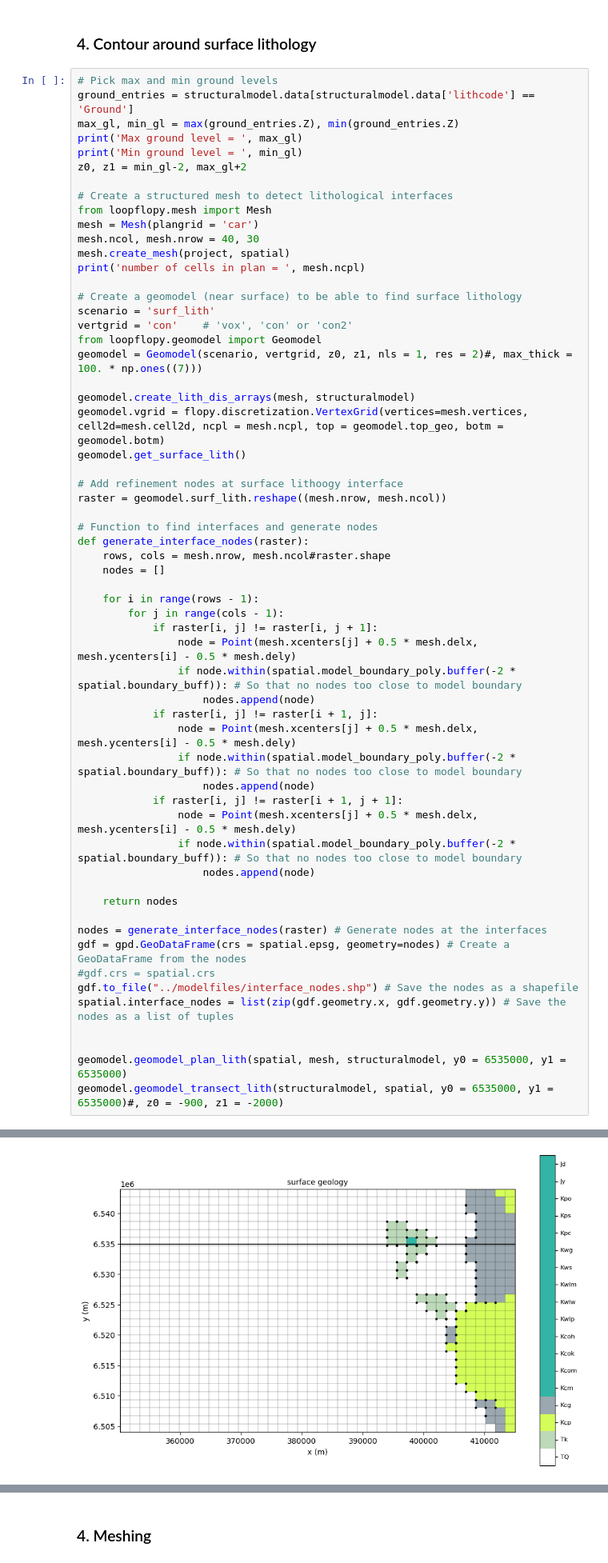
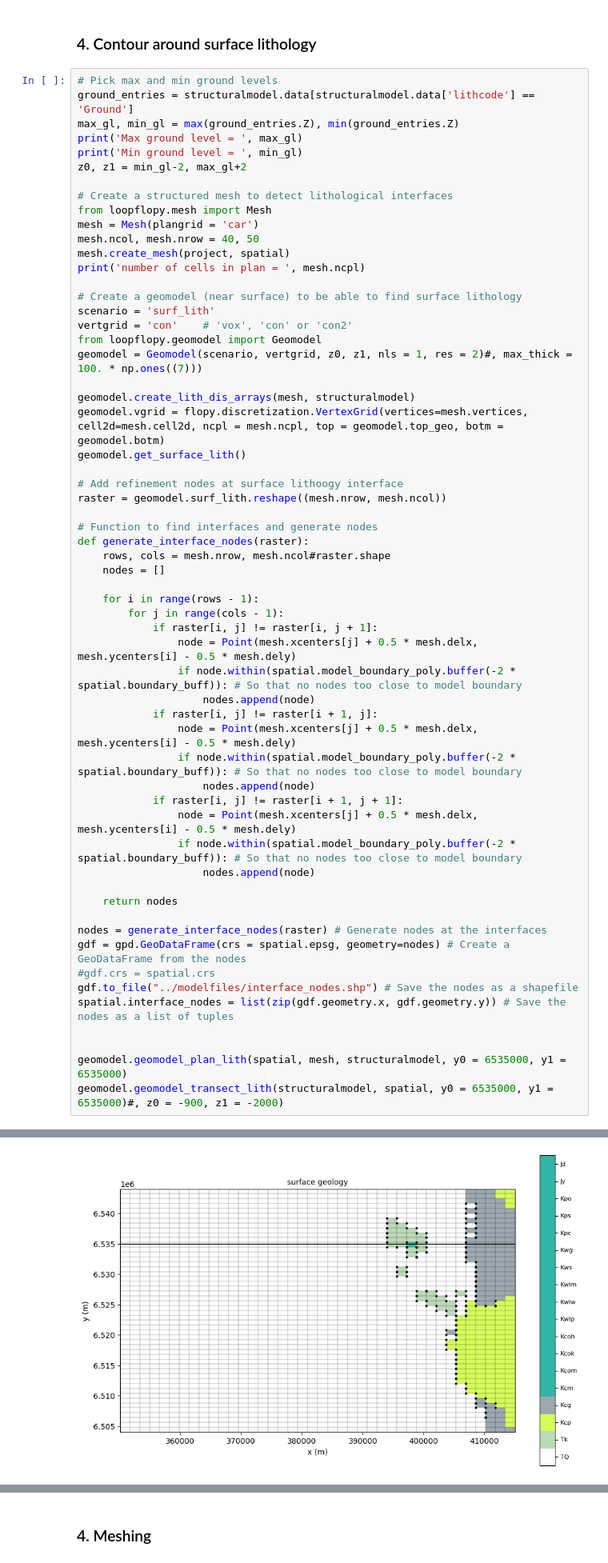
Before and after one commit to malvina-chmielarski/Otorowiri, a Jupyter notebook: scripts/main_script.ipynb, the cells around one changed output, grey strips where cells are left out. Shown at 80% size. Cells and saved outputs as stored; diff of their text form.

```diff
--- a/scripts/main_script.ipynb
+++ b/scripts/main_script.ipynb
@@ -153,7 +156,7 @@ z0, z1 = min_gl-2, max_gl+2
 # Create a structured mesh to detect lithological interfaces
 from loopflopy.mesh import Mesh
 mesh = Mesh(plangrid = 'car')
-mesh.ncol, mesh.nrow = 40, 30
+mesh.ncol, mesh.nrow = 40, 50
 mesh.create_mesh(project, spatial)
 print('number of cells in plan = ', mesh.ncpl)
 
@@ -212 +215 @@ Time taken =  12.781905
-[figure, old version]
+[figure, new version]
```
Also changed, not shown: parts of 20 cells of this notebook, 1 other file.
